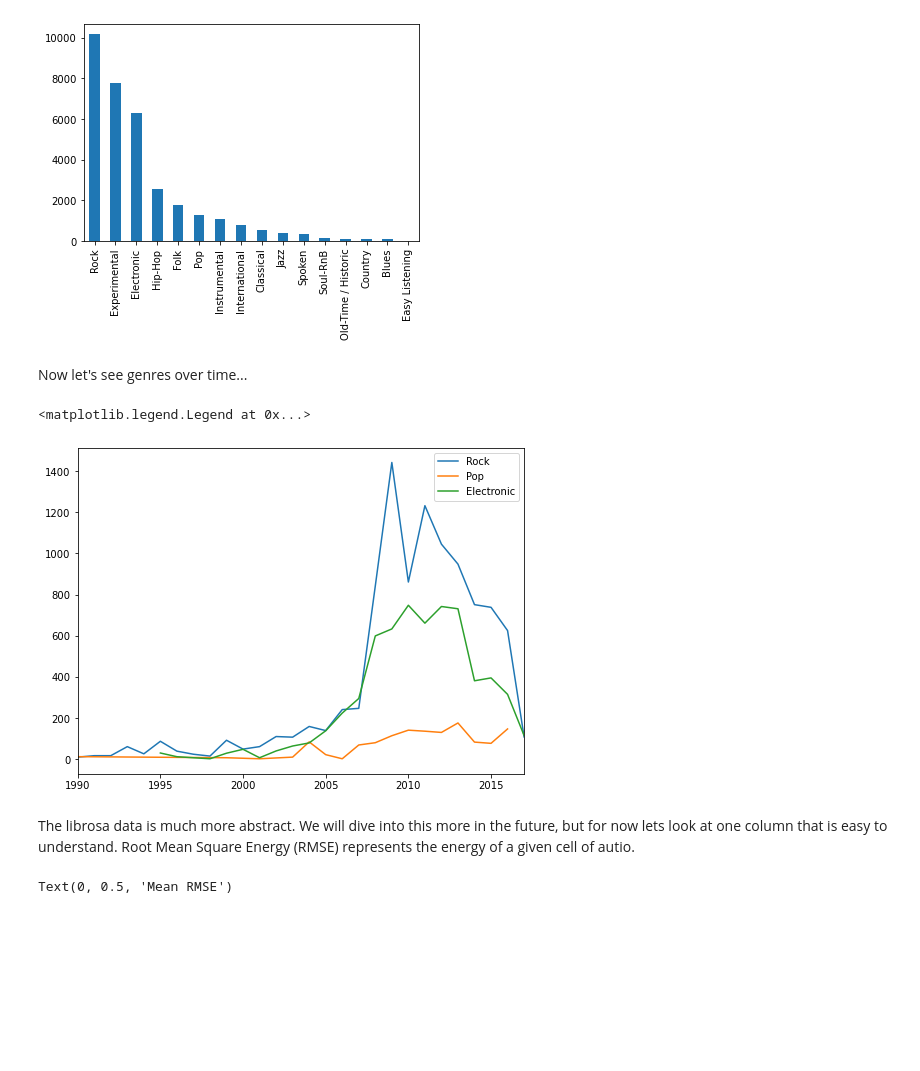
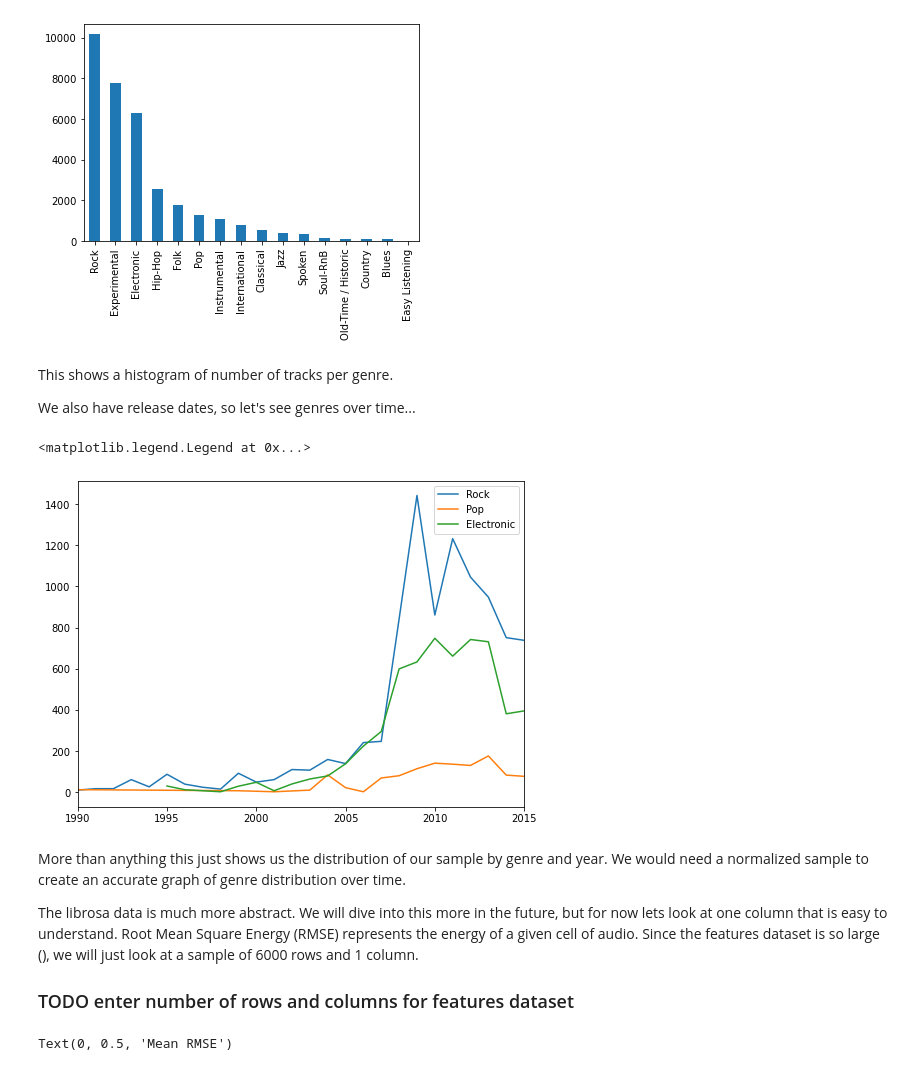
Before and after one commit to Rock-it-science/project-group17-project, a Jupyter notebook: notebooks/analysis1.ipynb, the cells around one changed output. Drawn from its saved outputs; the diff is of its cells as text; code cells hidden in the pictures; blank space fills up the shorter version.

```diff
--- a/notebooks/analysis1.ipynb
+++ b/notebooks/analysis1.ipynb
@@ -83,35 +86,42 @@ genre_sizes.plot(kind='bar')
 # %% [output]
 <AxesSubplot:>
 [figure]
-# %% [markdown]
-Now let's see genres over time...
+# %% [markdown]
+This shows a histogram of number of tracks per genre.
+
+We also have release dates, so let's see genres over time...
 # %%
 plt.figure(figsize=(8,6))
 
 # Add column that is just year
 track_subset['year'] = pd.DatetimeIndex(track_subset['release date']).year
 
 # Get value counts of year and genre together
 genres_years = track_subset[['year', 'genre']]
 genres_years  = pd.DataFrame(track_subset[['year', 'genre']].value_counts()).reset_index().rename(columns={0: 'count'}).sort_values(['year', 'genre'])
 
 #plt.plot(genres_years.loc[genres_years['genre'] == 'Rock', 'year'], genres_years.loc[genres_years['genre'] == 'Rock', 'count'])
 # Plot number of tracks per year by genre
 # for g in genres_years['genre'].unique():
 for g in ['Rock', 'Pop', 'Electronic']:
     plt.plot(genres_years.loc[genres_years['genre'] == g, 'year'], genres_years.loc[genres_years['genre'] == g, 'count'], label=g)
 
-# Most of our data is between 1990 and 2017
-plt.xlim([1990, 2017])
+# Most of our data is between 1990 and 2015
+plt.xlim([1990, 2015])
 
 # Show legend
 plt.legend()
 # %% [output]
 <matplotlib.legend.Legend at 0x...>
-[figure, old version]
+[figure, new version]
 # %% [markdown]
+More than anything this just shows us the distribution of our sample by genre and year. We would need a normalized sample to create an accurate graph of genre distribution over time.
+
+
 The librosa data is much more abstract. We will dive into this more in the future, but for now lets look at one column that is easy to understand.
-Root Mean Square Energy (RMSE) represents the energy of a given cell of autio.
+Root Mean Square Energy (RMSE) represents the energy of a given cell of audio.
+Since the features dataset is so large (), we will just look at a sample of 6000 rows and 1 column.
+### TODO enter number of rows and columns for features dataset
 # %%
 rmse = pd.read_csv("../data/raw/features.csv", nrows=6000, skiprows=[0,1,2], usecols=[0, 395])
 rmse = rmse.rename(columns={"track_id":"track id", "Unnamed: 395":"rmse_mean"})
```
Also changed, not shown: parts of 19 cells of this notebook.
